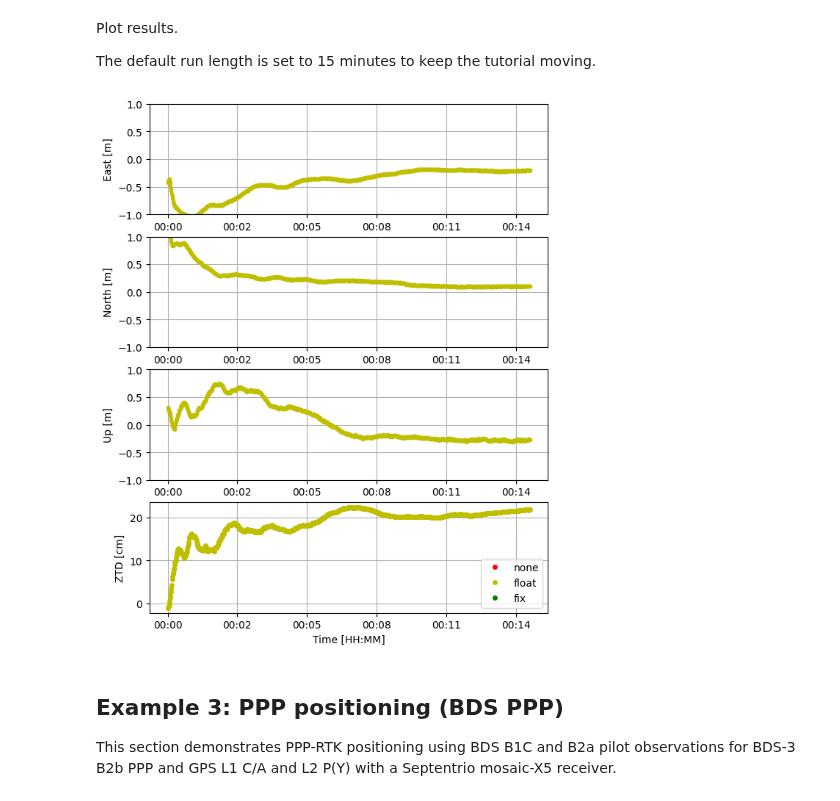
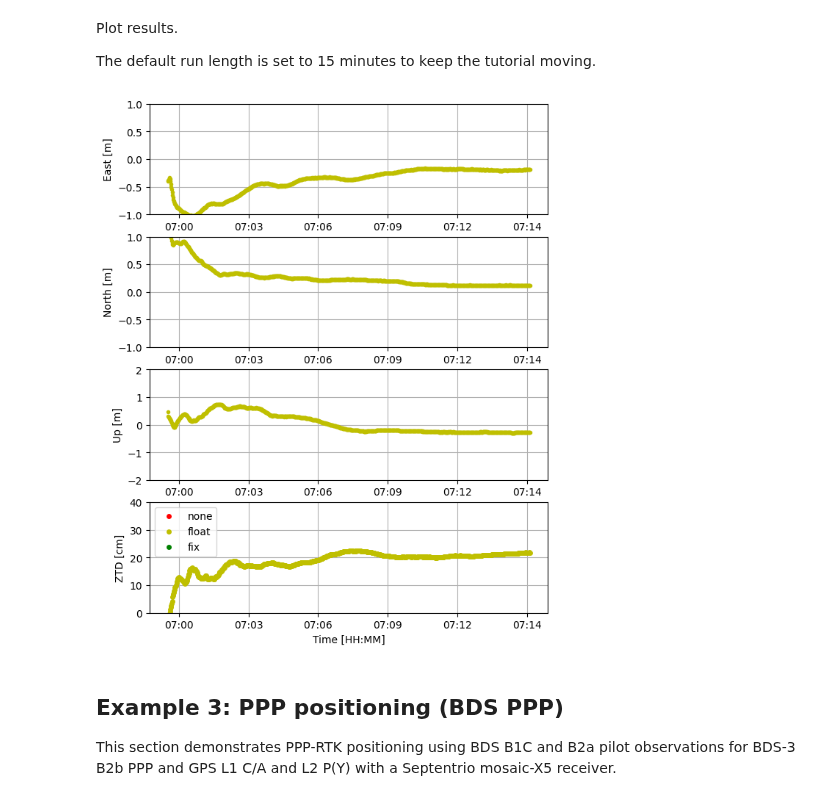
Before and after one commit to hirokawa/cssrlib, a Jupyter notebook: tutorials/ppp.ipynb, the cells around one changed output. Saved outputs shown, nothing was run; the diff lists cells and outputs as text; code cells hidden in the pictures.

```diff
--- a/tutorials/ppp.ipynb
+++ b/tutorials/ppp.ipynb
@@ -272,22 +284,24 @@ xyz_ref = [-3962108.6836, 3381309.5672, 3668678.6720]
 pos_ref = ecef2pos(xyz_ref)
 
 # Define signals to be processed
-sigs = [rSigRnx("GC1C"), rSigRnx("GC2W"),
-        rSigRnx("GL1C"), rSigRnx("GL2W"),
-        rSigRnx("GS1C"), rSigRnx("GS2W"),
-        rSigRnx("EC1C"), rSigRnx("EC5Q"),
-        rSigRnx("EL1C"), rSigRnx("EL5Q"),
-        rSigRnx("ES1C"), rSigRnx("ES5Q")]
+sig_t = {'G': ['1C', '2W'], 'E': ['1C', '5Q'], 'J': ['1C', '5Q']}  # GEJ
 
-atxfile = bdir+'../antex/I20.ATX'
+config['atxfile'] = bdir+'../antex/I20.ATX'
 # %% [markdown]
 Load and parse the input data
 # %%
 rnx = rnxdec()
+nav = Nav()
+orb = peph()
+
+proc = process(nav, rnx, config, nep=nep, xyz_ref=xyz_ref)
+
+sigs, nav.nf = proc.init_sig(sig_t)
 rnx.setSignals(sigs)
 
-nav = Nav()
-orb = peph()
+# Set site code for GLONASS code biases
+#
+site = "SUWN"
 
 nav.pmode = 0 # Positioning mode: 0:static, 1:kinematic
 
@@ -300,33 +314,19 @@ nav = rnx.decode_clk(clkfile, nav)
 
 # Load code and phase biases from Bias-SINEX
 bsx = biasdec()
-bsx.parse(bsxfile)
-
-# Load ANTEX data for satellites and stations
-atx = atxdec()
-atx.readpcv(atxfile)
+bsx.parse(bsxfile, site)
 
 nav.monlevel = 0  # Logging level
 
 # Load RINEX OBS file header
 if rnx.decode_obsh(obsfile) >= 0:
 
-    # Auto-substitute signals
-    rnx.autoSubstituteSignals()
-
     # Initialize position
-    ppp = pppos(nav, rnx.pos, 'test_pppigs.log')
+    ppp = pppos(nav, rnx.pos, f'{ttl}.log')
     nav.ephopt = 4  # IGS
     nav.armode = 3  # 1: continuous, 3: fix-and-hold
     nav.parmode = 1 # 1: normal, 2: partial ambiguity resolution
-
-    # change default settings
-    nav.elmin = np.deg2rad(10.0)  # min sat elevation
     nav.thresar = 2.0            # ambiguity resolution threshold
-
-    # Set PCO/PCV information
-    nav.sat_ant = atx.pcvs
-    nav.rcv_ant = searchpcv(atx.pcvr, rnx.ant,  rnx.ts)
 # %% [markdown]
 Print the available and selected satellite signals
 # %%
@@ -414,11 +394,9 @@ Plot results.
 
 The default run length is set to 15 minutes to keep the tutorial moving.
 # %%
-from cssrlib.plot import plot_enu
-
-plot_enu(t, enu, smode, ztd)
+proc.plot(ttl, fig_type=1)
 # %% [output]
-[figure, old version]
+[figure, new version]
 # %% [markdown]
 ## Example 3: PPP positioning (BDS PPP)
 
```
Also changed, not shown: parts of 43 cells of this notebook.
